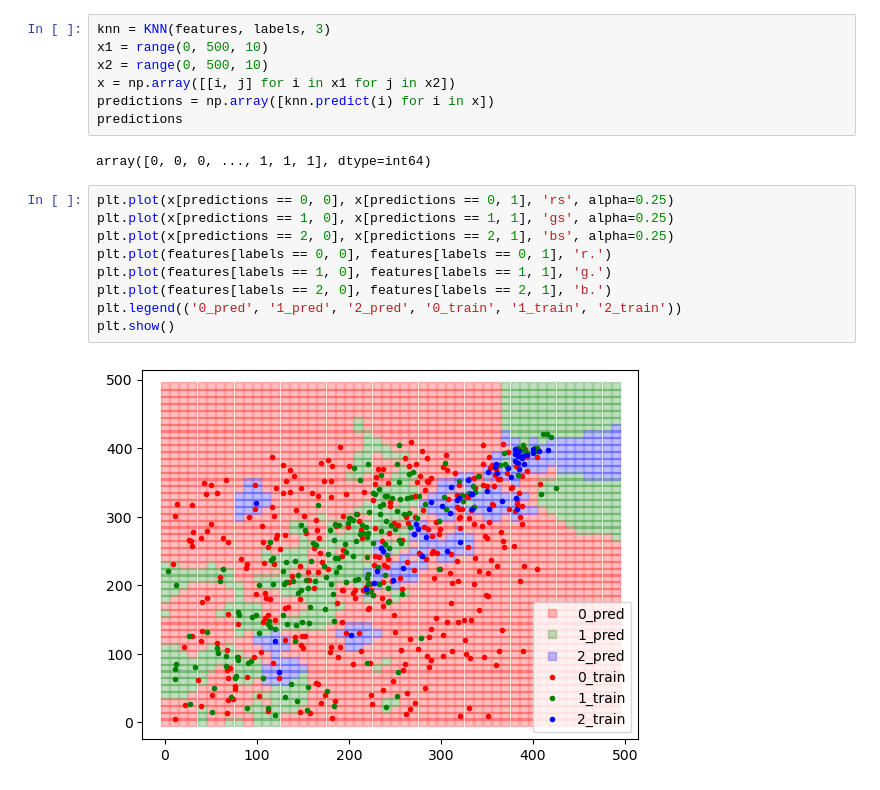
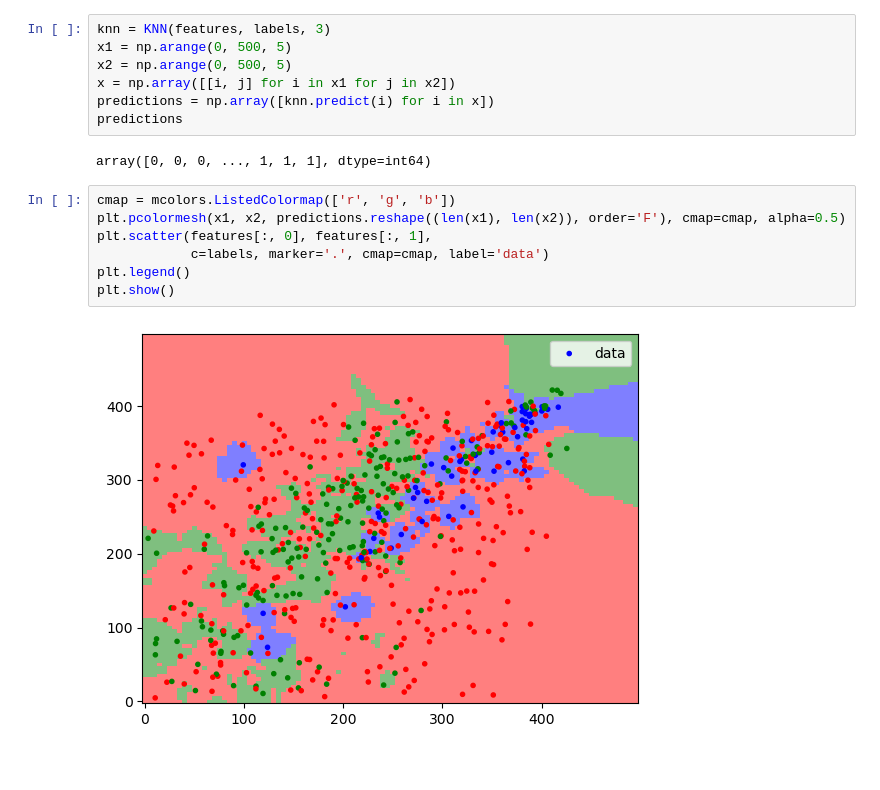
Before and after one commit to FrzMtrsprt/Foundation-of-ML-2023-2024-1, a Jupyter notebook: homework_4_KNN.ipynb, the cells around one changed output. Cells and saved outputs as stored; diff of their text form.

```diff
--- a/homework_4_KNN.ipynb
+++ b/homework_4_KNN.ipynb
@@ -53,21 +54,19 @@ class KNN:
         return np.argmax(k_nearest_counts)
 # %%
 knn = KNN(features, labels, 3)
-x1 = range(0, 500, 10)
-x2 = range(0, 500, 10)
+x1 = np.arange(0, 500, 5)
+x2 = np.arange(0, 500, 5)
 x = np.array([[i, j] for i in x1 for j in x2])
 predictions = np.array([knn.predict(i) for i in x])
 predictions
 # %% [output]
 array([0, 0, 0, ..., 1, 1, 1], dtype=int64)
-# %%
-plt.plot(x[predictions == 0, 0], x[predictions == 0, 1], 'rs', alpha=0.25)
-plt.plot(x[predictions == 1, 0], x[predictions == 1, 1], 'gs', alpha=0.25)
-plt.plot(x[predictions == 2, 0], x[predictions == 2, 1], 'bs', alpha=0.25)
-plt.plot(features[labels == 0, 0], features[labels == 0, 1], 'r.')
-plt.plot(features[labels == 1, 0], features[labels == 1, 1], 'g.')
-plt.plot(features[labels == 2, 0], features[labels == 2, 1], 'b.')
-plt.legend(('0_pred', '1_pred', '2_pred', '0_train', '1_train', '2_train'))
-plt.show()
-# %% [output]
-[figure, removed]
+# %%
+cmap = mcolors.ListedColormap(['r', 'g', 'b'])
+plt.pcolormesh(x1, x2, predictions.reshape((len(x1), len(x2)), order='F'), cmap=cmap, alpha=0.5)
+plt.scatter(features[:, 0], features[:, 1],
+            c=labels, marker='.', cmap=cmap, label='data')
+plt.legend()
+plt.show()
+# %% [output]
+[figure, added]
```
Also changed, not shown: parts of 1 cell of this notebook, 1 other file.
